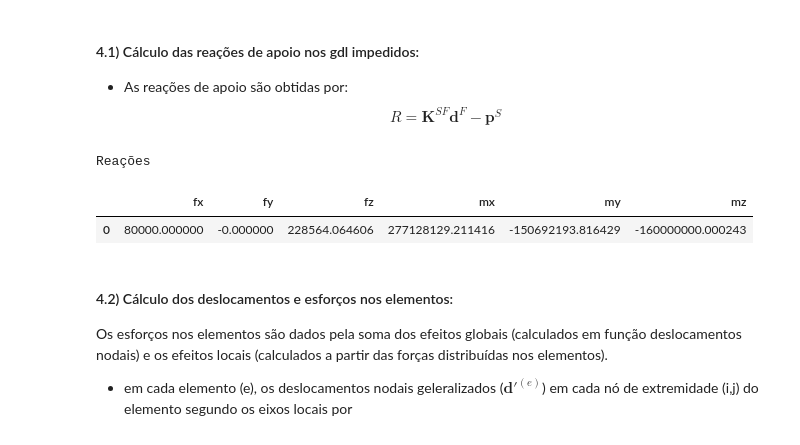
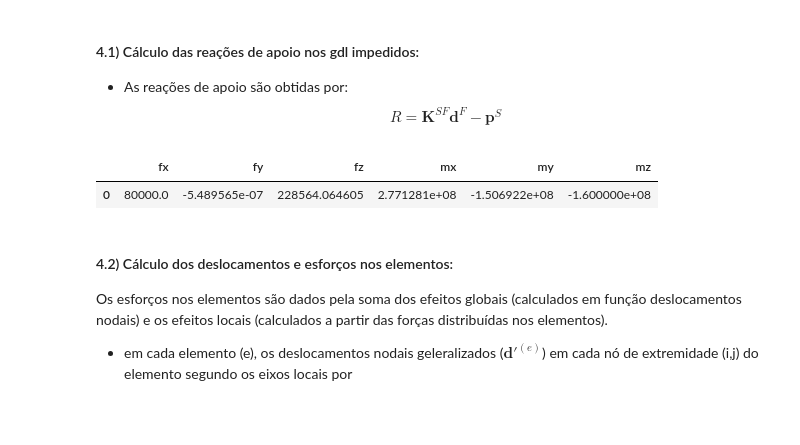
Before and after one commit to schaedleralmeida/AECPy, a Jupyter notebook: exemplos/AEC_ex06.ipynb, the cells around one changed output. Cells and saved outputs as stored; diff of their text form; code cells hidden in the pictures.

```diff
--- a/exemplos/AEC_ex06.ipynb
+++ b/exemplos/AEC_ex06.ipynb
@@ -94,10 +82,10 @@ Dados de entrada em objetos para aplicação no *procedimento geral* do método
 <span style="color:blue"> Os dados são armazenados em objetos definidos pelas classes `Material`, `Secao`, `No` e `Elemento` . <span>
 # %%
 # materiais:
-mat1 = Material(modulo_elasticidade, coef_poisson, nome="Material do problema")
+mat1 = Material(modulo_elasticidade, G=modulo_cisalhamento, nome="Material do problema")
 
 # seção transversal
-sec1 = SecaoRetangular(mat1, b_sec, h_sec, nome="Seçaõ retangular")
+sec1 = SecaoRetangular(mat1, b_sec, h_sec, nome="Seção retangular")
 
 # nós-----------------coordenadas, apoios, cargas
 nos = []
@@ -106,8 +94,8 @@ nos.append(No([0, 0, z_md]))
 nos.append(No([x_md, 0, z_md]))
 nos.append(No([x_md, y_md, z_md]))
 
-nos[0].definir_apoio("todos")
-nos[3].definir_carga(fz=pz_no3)
+nos[0].deslocamentos_nulos = list(No.gdls_globais)
+nos[3].carga = {"fz": pz_no3}
 
 # elementos------------- conectividades, seção transversal, trechos rígidos, rotação dos eixos locais
 els = []
@@ -117,8 +105,8 @@ els.append(Elemento(nos[2], nos[3], sec1))
 
 els[2].alterar_eixos_locais = ang_el2
 
-els[1].definir_carga(wz=wz_el1)
-els[2].definir_carga(w3=w3_el2)
+els[1].carga = {"wz": wz_el1}
+els[2].carga = {"w3": w3_el2}
 # %% [markdown]
 ## Procedimento geral do Método da Rigidez Direta
 # %% [markdown]
@@ -129,7 +117,7 @@ els[2].definir_carga(w3=w3_el2)
 # Número total de gdl da estrutura
 num_nos = len(nos)
 num_els = len(els)
-num_gdl_no = No.info("ngdl")
+num_gdl_no = No.ngdl
 num_gdl_global = num_nos * num_gdl_no
 # %% [markdown]
 #### 1.2) Definição dos gdl de cada nó:
@@ -147,7 +135,7 @@ $$ \begin{bmatrix} \boldsymbol{K}^{FF} & \boldsymbol{K}^{FS} \\ \boldsymbol{K}^{
 # atribuição dos gdl dos nós
 
 # transferindo os índices locais dos gdl restritos dos nós para a lista gdlr_no
-gdlr_no = [no.il_gdlr for no in nos]
+gdlr_no = [[no.idl(g) for g in no.deslocamentos_nulos] for no in nos]
 
 # definindo os índices globais dos gdl de cada nó
 igdl_no, (num_gdl_F, num_gdl_S) = pmm.igdl_FS(num_gdl_no, gdlr_no)
@@ -263,7 +251,7 @@ P_global = np.zeros(num_gdl_global)
 
 # adicionando as forças nodais externas ao vetor de forçãs globais
 for no in nos:
-    if no.carregado:
+    if no.carga:
         pmm.espalhar(no.p, P_global, no.igdl)
 
 # adicionando o vetor de forças nodais equivalentes
@@ -317,21 +309,22 @@ Reacoes = K_SF @ d_F - P_S
 # %%
 # Impressão das reações (através de um DataFrame do 'pandas')
 reacoes = dict()
-forcas_nodais = No.info("forças globais")
+forcas_nodais = No.forcas_globais
 for ino, no in enumerate(nos):
     r_no = {ino: dict()}
-    if no.ngdlr > 0:
-        for il, ig in zip(no.il_gdlr, no.igdlr):
+    if no.deslocamentos_nulos:
+        for g in no.deslocamentos_nulos:
+            il = no.idl(g)
+            ig = no.igdl[il]
             r_no[ino][forcas_nodais[il]] = Reacoes[ig - num_gdl_F]
         reacoes.update(r_no)
 
 r_no = pd.DataFrame(reacoes)
 r_no = r_no.transpose()
-r_no.style.set_caption("Reações")
+display(r_no)
 # %% [output]
-Reações
 |  | fx | fy | fz | mx | my | mz |
-| 0 | 80000.000000 | -0.000000 | 228564.064606 | 277128129.211416 | -150692193.816429 | -160000000.000243 |
+| 0 | 80000.0 | -5.489565e-07 | 228564.064605 | 2.771281e+08 | -1.506922e+08 | -1.600000e+08 |
 # %% [markdown]
 #### 4.2) Cálculo dos deslocamentos e esforços nos elementos:
 
```
Also changed, not shown: parts of 13 cells of this notebook, 1 other file.
